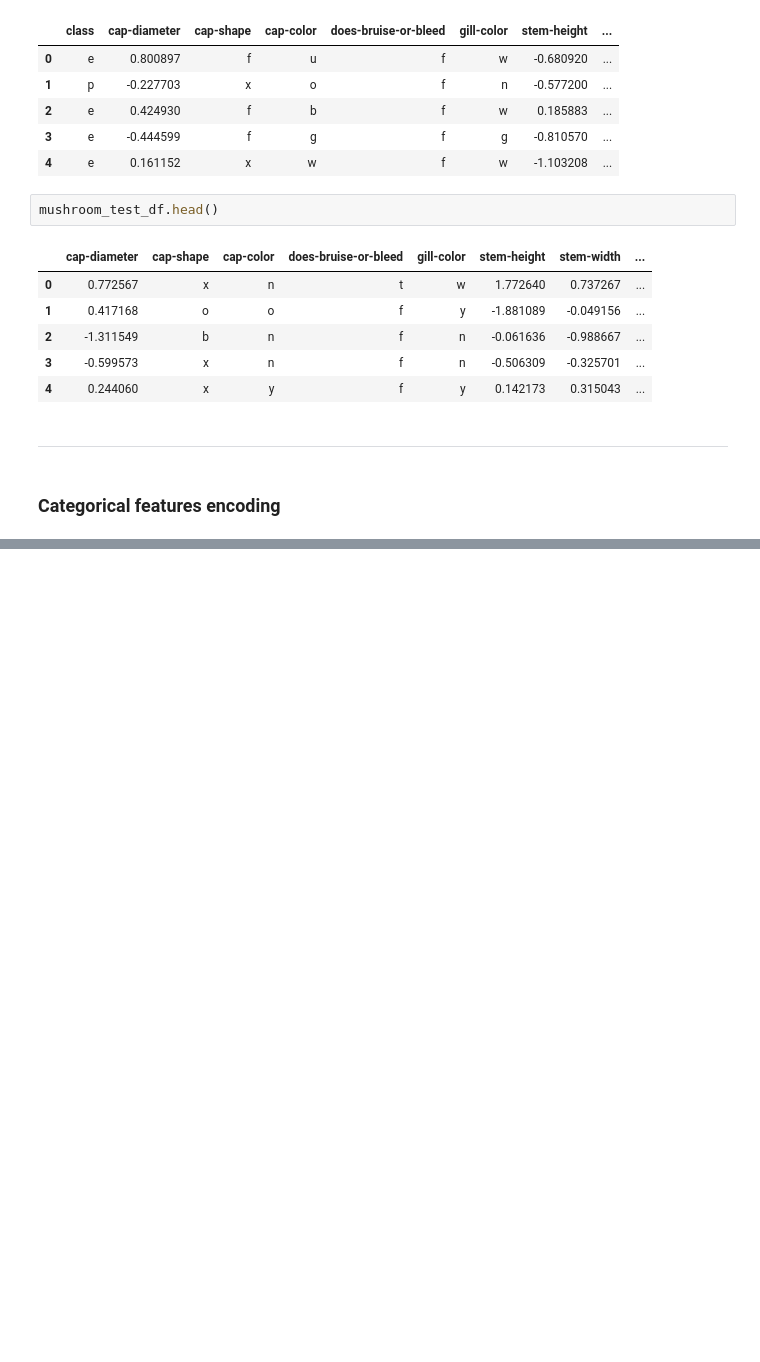
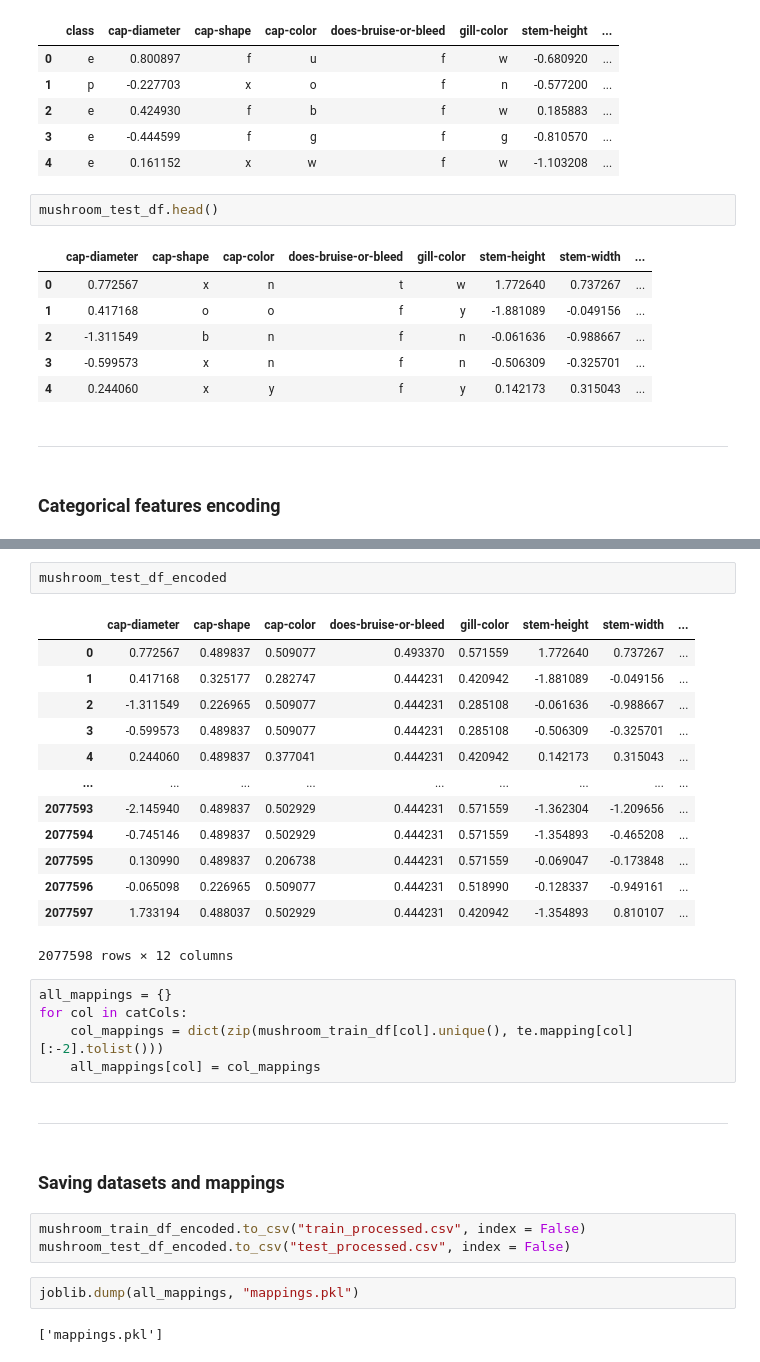
Before and after one commit to NabilAouidad/Poisonous-Mushroom-Prediction, a Jupyter notebook: preprocessing.ipynb, the cells around one changed output, grey strips where cells are left out. Cells and saved outputs as stored; diff of their text form; blank space fills up the shorter version.

```diff
--- a/preprocessing.ipynb
+++ b/preprocessing.ipynb
@@ -134,0 +158,32 @@ encodedValuesMapping["cap-shape"]['f']
+# %%
+mushroom_test_df_encoded
+# %% [output]
+|  | cap-diameter | cap-shape | cap-color | does-bruise-or-bleed | gill-color | stem-height | stem-width | ... |
+| 0 | 0.772567 | 0.489837 | 0.509077 | 0.493370 | 0.571559 | 1.772640 | 0.737267 | ... |
+| 1 | 0.417168 | 0.325177 | 0.282747 | 0.444231 | 0.420942 | -1.881089 | -0.049156 | ... |
+| 2 | -1.311549 | 0.226965 | 0.509077 | 0.444231 | 0.285108 | -0.061636 | -0.988667 | ... |
+| 3 | -0.599573 | 0.489837 | 0.509077 | 0.444231 | 0.285108 | -0.506309 | -0.325701 | ... |
+| 4 | 0.244060 | 0.489837 | 0.377041 | 0.444231 | 0.420942 | 0.142173 | 0.315043 | ... |
+| ... | ... | ... | ... | ... | ... | ... | ... | ... |
+| 2077593 | -2.145940 | 0.489837 | 0.502929 | 0.444231 | 0.571559 | -1.362304 | -1.209656 | ... |
+| 2077594 | -0.745146 | 0.489837 | 0.502929 | 0.444231 | 0.571559 | -1.354893 | -0.465208 | ... |
+| 2077595 | 0.130990 | 0.489837 | 0.206738 | 0.444231 | 0.571559 | -0.069047 | -0.173848 | ... |
+| 2077596 | -0.065098 | 0.226965 | 0.509077 | 0.444231 | 0.518990 | -0.128337 | -0.949161 | ... |
+| 2077597 | 1.733194 | 0.488037 | 0.502929 | 0.444231 | 0.420942 | -1.354893 | 0.810107 | ... |
+2077598 rows × 12 columns
+# %%
+all_mappings = {}
+for col in catCols:
+    col_mappings = dict(zip(mushroom_train_df[col].unique(), te.mapping[col][:-2].tolist()))
+    all_mappings[col] = col_mappings
+# %% [markdown]
+-----------------
+# %% [markdown]
+### Saving datasets and mappings
+# %%
+mushroom_train_df_encoded.to_csv("train_processed.csv", index = False)
+mushroom_test_df_encoded.to_csv("test_processed.csv", index = False)
+# %%
+joblib.dump(all_mappings, "mappings.pkl")
+# %% [output]
+['mappings.pkl']
```
Also changed, not shown: parts of 10 cells of this notebook, 1 other file.
